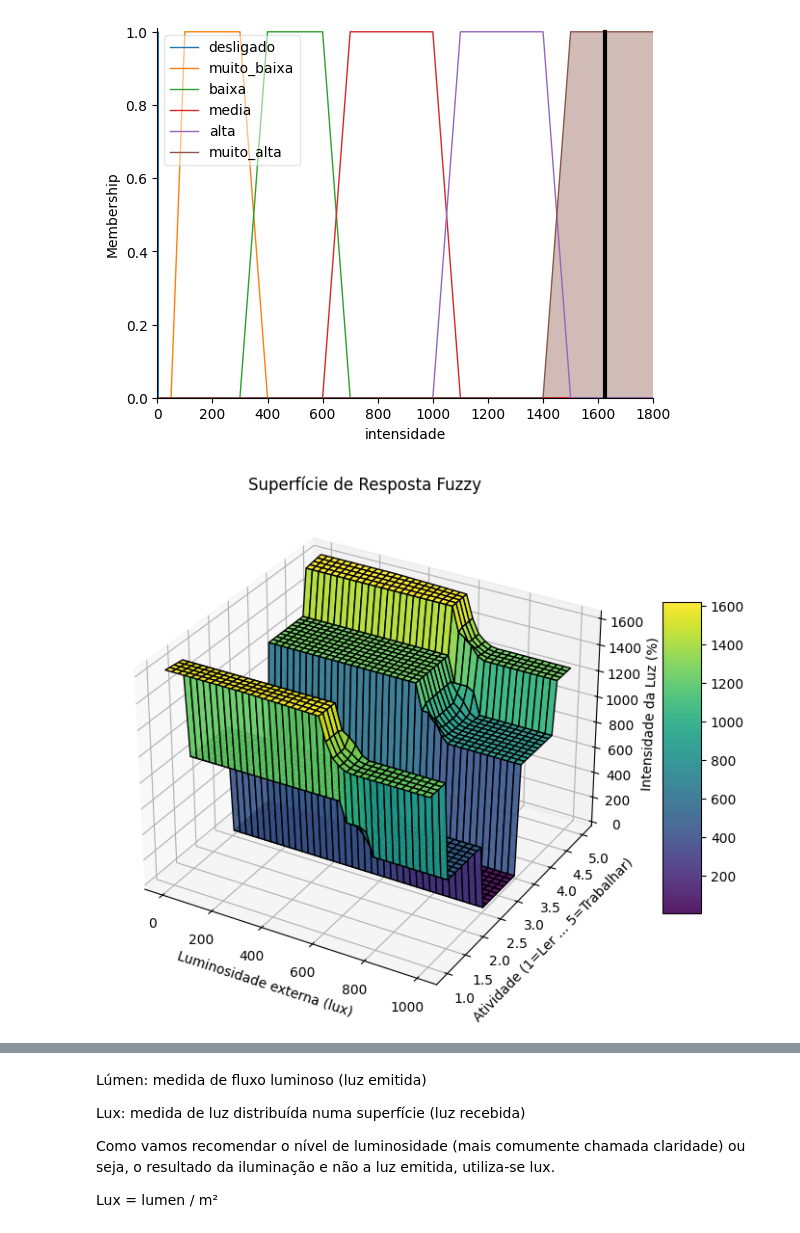
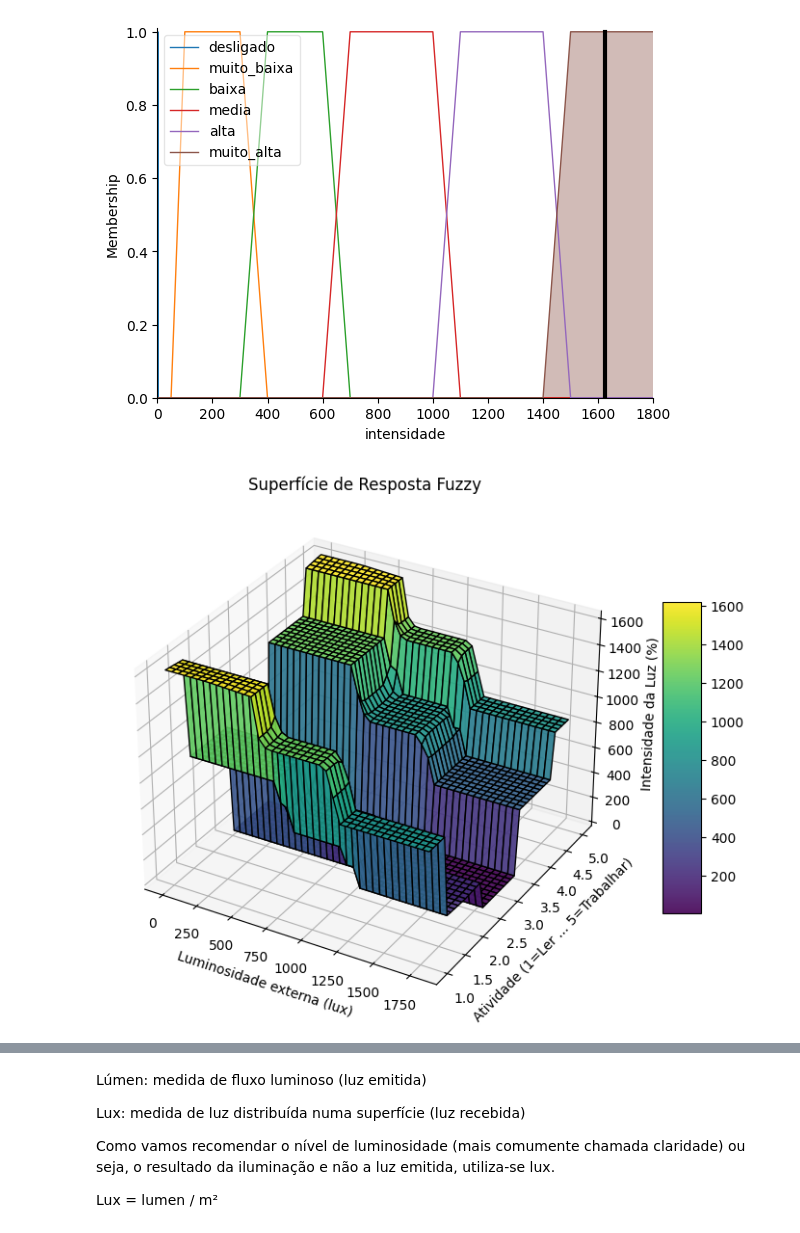
Before and after one commit to patriciacarvalhom/fuzzy, a Jupyter notebook: Notebook/fuzzy_skfuzzy.ipynb, the cells around one changed output, grey strips where cells are left out. Cells and saved outputs as stored; diff of their text form; code cells hidden in the pictures.

```diff
--- a/Notebook/fuzzy_skfuzzy.ipynb
+++ b/Notebook/fuzzy_skfuzzy.ipynb
@@ -177,40 +177,40 @@ Intensidade da iluminação recomendada: 1623.81
 # pesquisar se dá pra usar essas simulações pro desvio padrão
 # Eixo x: luminosidade, eixo y: atividade, z: intensidade da luz
 num = 40  # resolução
-luminosidade_range = numpy.linspace(0, 1000, num)
+luminosidade_range = numpy.linspace(0, 1800, num)
 atividade_range = numpy.linspace(1, 5, num)
 # 1=ler,5=trabalhar
 X, Y = numpy.meshgrid(luminosidade_range, atividade_range)
 Z = numpy.zeros_like(X)
 
 # Fixando presença como 'presente' em todas as simulações
 
 for i in range(num):
     for j in range(num):
         simulador = ctrl.ControlSystemSimulation(sistema)
         simulador.input['luminosidade_externa'] = X[i, j]
         simulador.input['atividade'] = Y[i, j]
         simulador.input['presenca'] = 1
         simulador.input['seguranca'] = 0
         simulador.input['economia'] = 0
         try:
             simulador.compute()
             Z[i, j] = simulador.output['intensidade']
         except KeyError:
             Z[i, j] = numpy.nan
 
 
 fig = plt.figure(figsize=(10, 7))
 ax = fig.add_subplot(111, projection='3d')
 surf = ax.plot_surface(X, Y, Z, cmap='viridis', edgecolor='k', alpha=0.9)
 ax.set_xlabel('Luminosidade externa (lux)')
 ax.set_ylabel('Atividade (1=Ler ... 5=Trabalhar)')
 ax.set_zlabel('Intensidade da Luz (%)')
 ax.set_title('Superfície de Resposta Fuzzy')
 fig.colorbar(surf, shrink=0.6, aspect=8)
 plt.show()
 # %% [output]
-[figure, old version]
+[figure, new version]
 # %%
 # CURVA DE SENSIBILIDADE (2D)
 # -------------------------------
```
Also changed, not shown: parts of 9 cells of this notebook.
